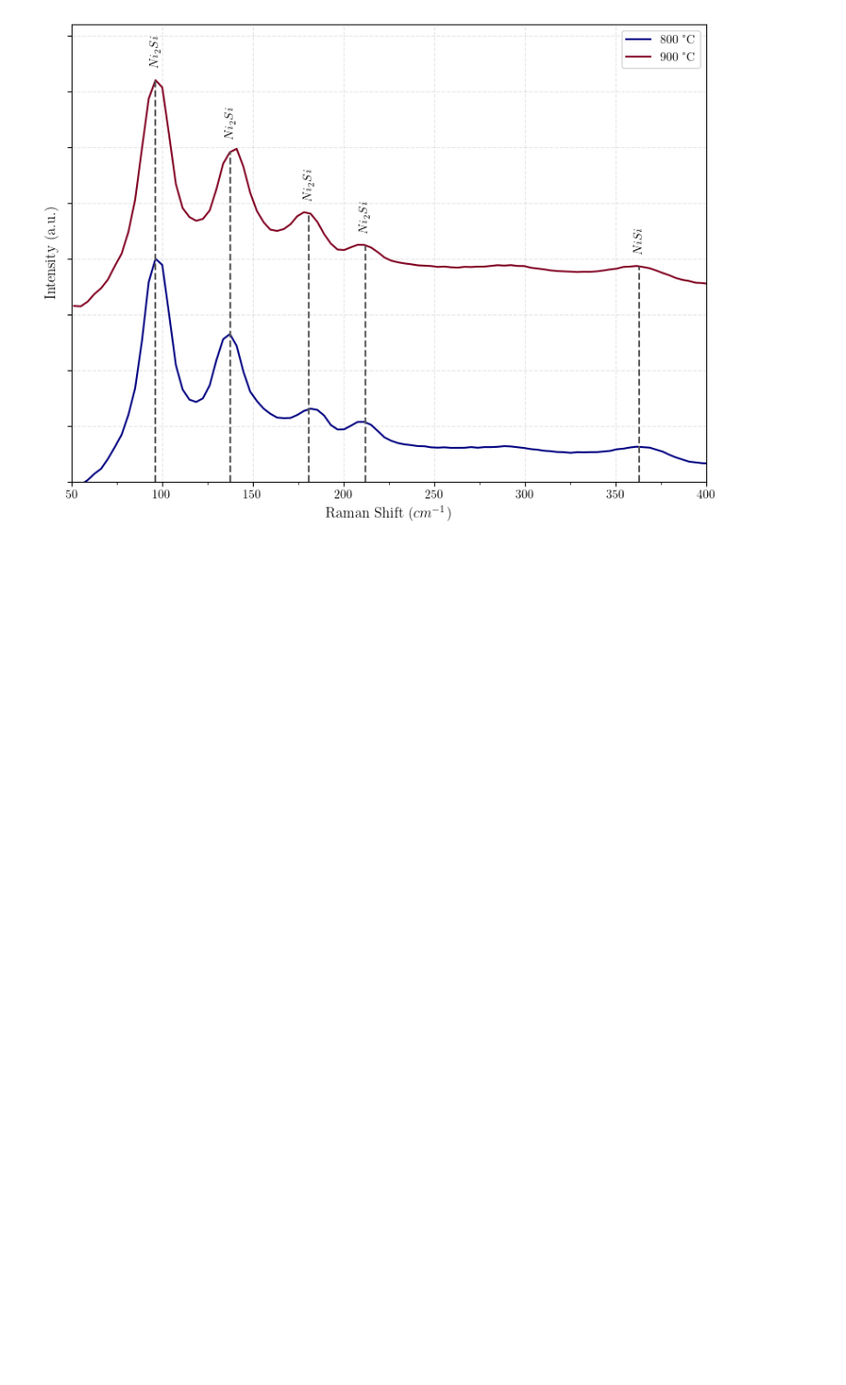
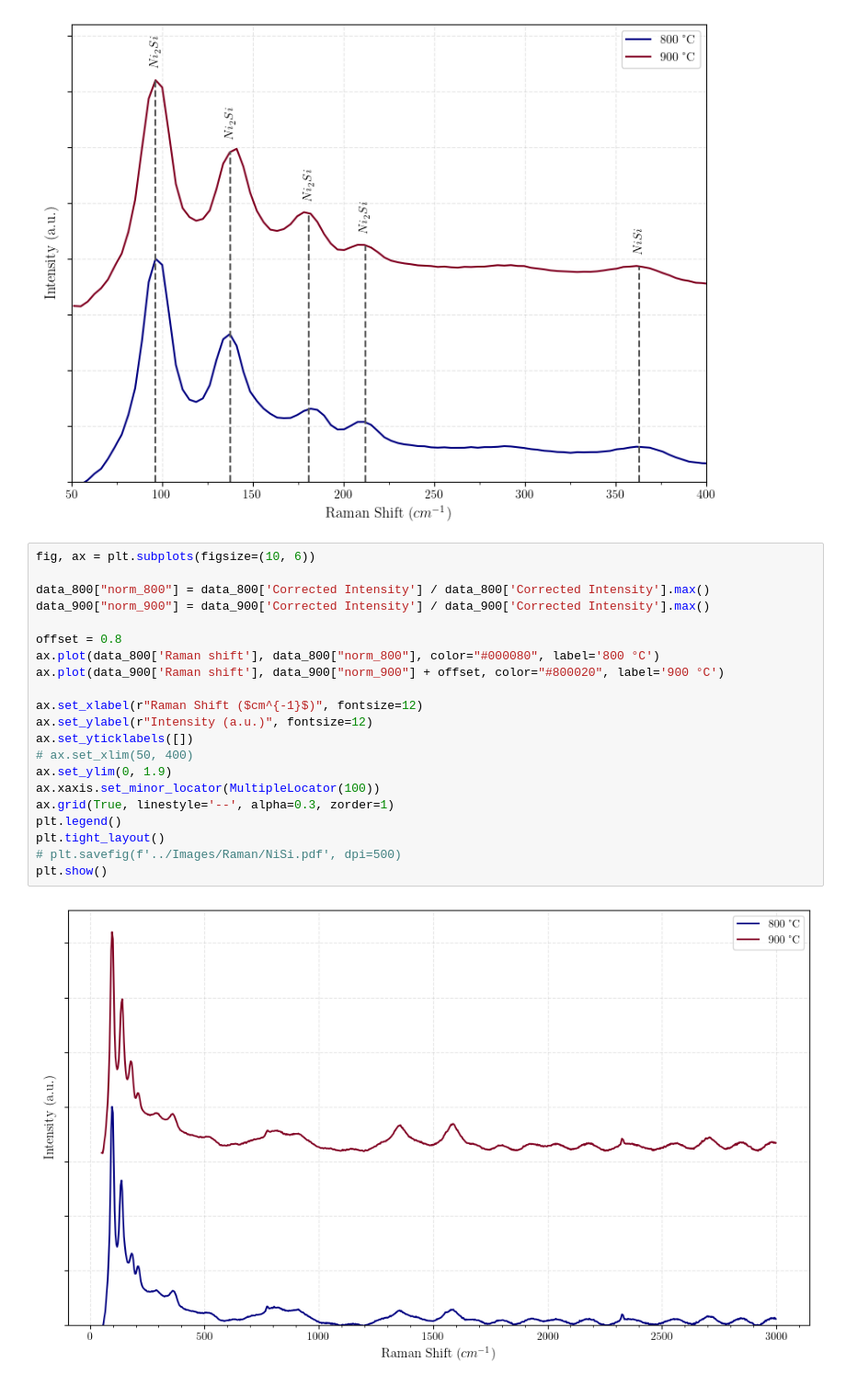
Before and after one commit to XXLutz13/Master_data, a Jupyter notebook: Raman/plotting_fit.ipynb, the cells around one changed output. Shown at 92% size. Saved outputs shown, nothing was run; the diff lists cells and outputs as text; blank space fills up the shorter version.

Commit message:
stefano images

```diff
--- a/Raman/plotting_fit.ipynb
+++ b/Raman/plotting_fit.ipynb
@@ -252,3 +252,26 @@ plt.show()
 212 $Ni_2Si$
 363 $NiSi$
 [figure]
+# %%
+fig, ax = plt.subplots(figsize=(10, 6))
+
+data_800["norm_800"] = data_800['Corrected Intensity'] / data_800['Corrected Intensity'].max()
+data_900["norm_900"] = data_900['Corrected Intensity'] / data_900['Corrected Intensity'].max()
+
+offset = 0.8
+ax.plot(data_800['Raman shift'], data_800["norm_800"], color="#000080", label='800 °C')
+ax.plot(data_900['Raman shift'], data_900["norm_900"] + offset, color="#800020", label='900 °C')
+
+ax.set_xlabel(r"Raman Shift ($cm^{-1}$)", fontsize=12)
+ax.set_ylabel(r"Intensity (a.u.)", fontsize=12)
+ax.set_yticklabels([])
+# ax.set_xlim(50, 400)
+ax.set_ylim(0, 1.9)
+ax.xaxis.set_minor_locator(MultipleLocator(100))
+ax.grid(True, linestyle='--', alpha=0.3, zorder=1)
+plt.legend()
+plt.tight_layout()
+# plt.savefig(f'../Images/Raman/NiSi.pdf', dpi=500)
+plt.show()
+# %% [output]
+[figure, added]
```
Also changed, not shown: parts of 2 cells of this notebook.
